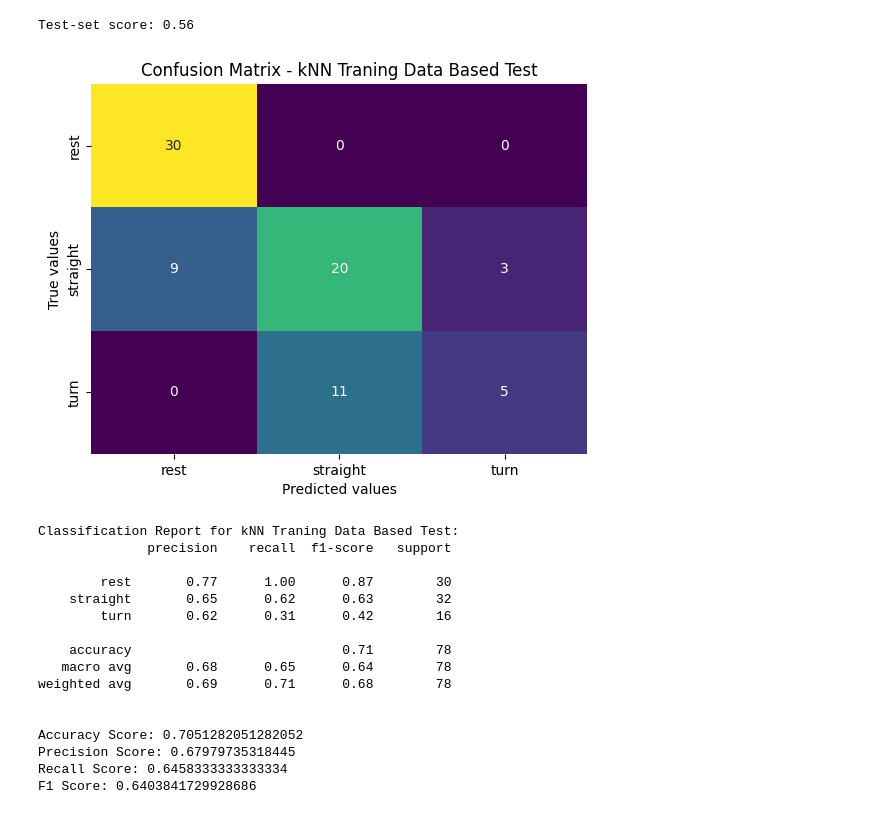
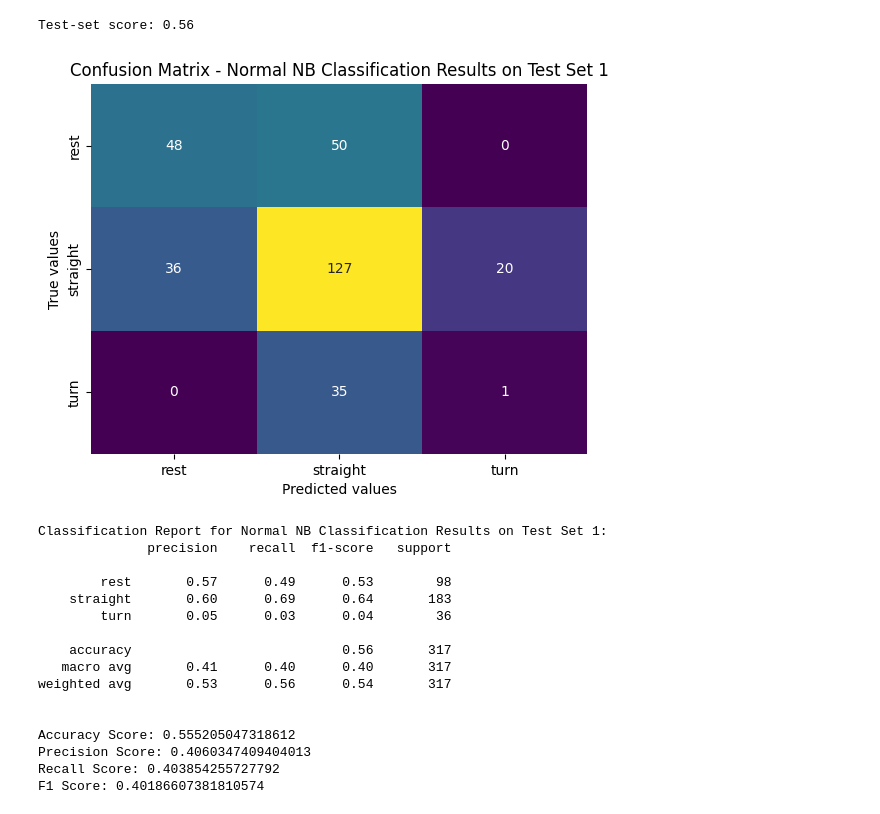
Before and after one commit to sauravuprety21/enel682-proj, a Jupyter notebook: 02naive.ipynb, the cells around one changed output. Drawn from its saved outputs; the diff is of its cells as text; code cells hidden in the pictures.

```diff
--- a/02naive.ipynb
+++ b/02naive.ipynb
@@ -18,4 +24,5 @@ df.head()
 | 4 | straight | 9.806574 | 0.009778 | 0.000003 | 0.000008 | 0.000006 | 5.623301e-09 | 2.478434e-09 | 2.738851e-09 | 0.000006 | ... |
 # %%
 # Target vector
-y = df['motion_state'].copy()
+y = cv_set['motion_state'].copy()
+y.head()
@@ -25,0 +36,4 @@ X = df[feature_cols]
+# %%
+# Featureset
+X = cv_set[feature_cols]
+X.head()
@@ -112,6 +217,6 @@ Test-set score: 0.77
 # %%
-df3 = pd.read_csv('data/testing2.csv')
-df3.head()
+test_set2 = pd.read_csv('data/testing2.csv')
+test_set2.head()
 # %% [output]
 |  | motion_state | adt_sum | gdt_sum | axdt_var | aydt_var | azdt_var | gxdt_var | gydt_var | gzdt_var | adt_var | ... |
 | 0 | rest | 2.545991 | 0.003137 | 2.620811e-07 | 0.000002 | 2.229108e-07 | 5.920816e-09 | 3.321791e-09 | 5.625258e-09 | 2.209511e-07 | ... |
@@ -126,3 +227,6 @@ X3 = df3[feature_cols]
+# %%
+y3 = test_set2['motion_state'].copy()
+X3 = test_set2[feature_cols]
 # %%
 print("Test-set score: {:.2f}".format(clf.score(X3, y3)))
 # %% [output]
@@ -171,20 +234,20 @@ def evaluate_classification(true_values, predicted_values, ticklabels, model):
 # %%
-evaluate_classification(y_test, clf.predict(X_test), ['rest', 'straight','turn'], 'kNN Traning Data Based Test')
+evaluate_classification(y3, clf.predict(X3), ['rest', 'straight','turn'], 'Normal NB Classification Results on Test Set 1')
 # %% [output]
-[figure, old version]
+[figure, new version]
-Classification Report for kNN Traning Data Based Test:
+Classification Report for Normal NB Classification Results on Test Set 1:
               precision    recall  f1-score   support
 
-        rest       0.77      1.00      0.87        30
-    straight       0.65      0.62      0.63        32
-        turn       0.62      0.31      0.42        16
+        rest       0.57      0.49      0.53        98
+    straight       0.60      0.69      0.64       183
+        turn       0.05      0.03      0.04        36
 
-    accuracy                           0.71        78
-   macro avg       0.68      0.65      0.64        78
-weighted avg       0.69      0.71      0.68        78
+    accuracy                           0.56       317
+   macro avg       0.41      0.40      0.40       317
+weighted avg       0.53      0.56      0.54       317
 
 
-Accuracy Score: 0.7051282051282052
-Precision Score: 0.67979735318445
-Recall Score: 0.6458333333333334
-F1 Score: 0.6403841729928686
+Accuracy Score: 0.555205047318612
+Precision Score: 0.4060347409404013
+Recall Score: 0.403854255727792
+F1 Score: 0.40186607381810574
```
Also changed, not shown: parts of 31 cells of this notebook.
